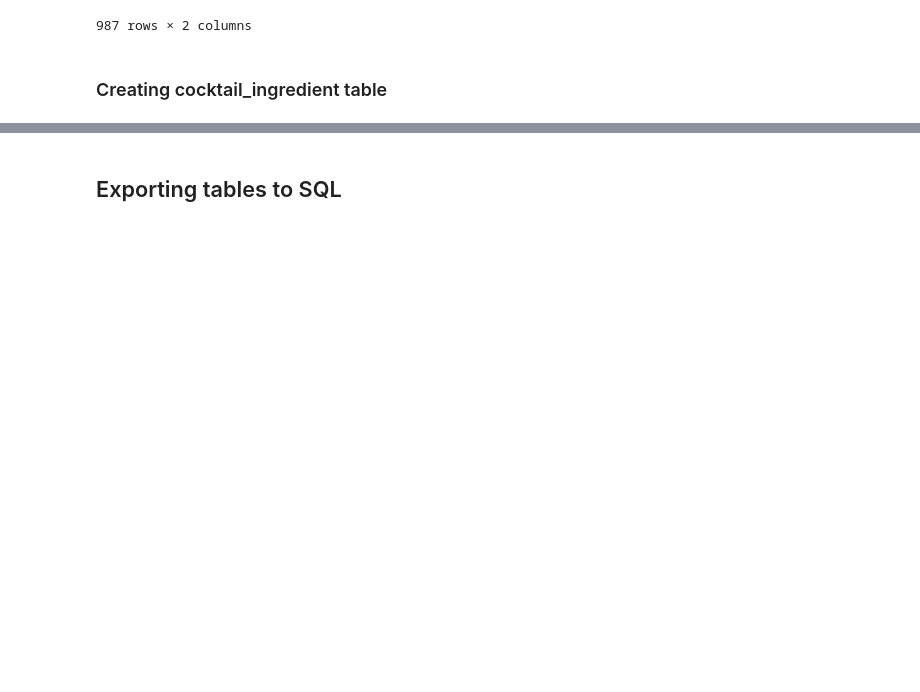
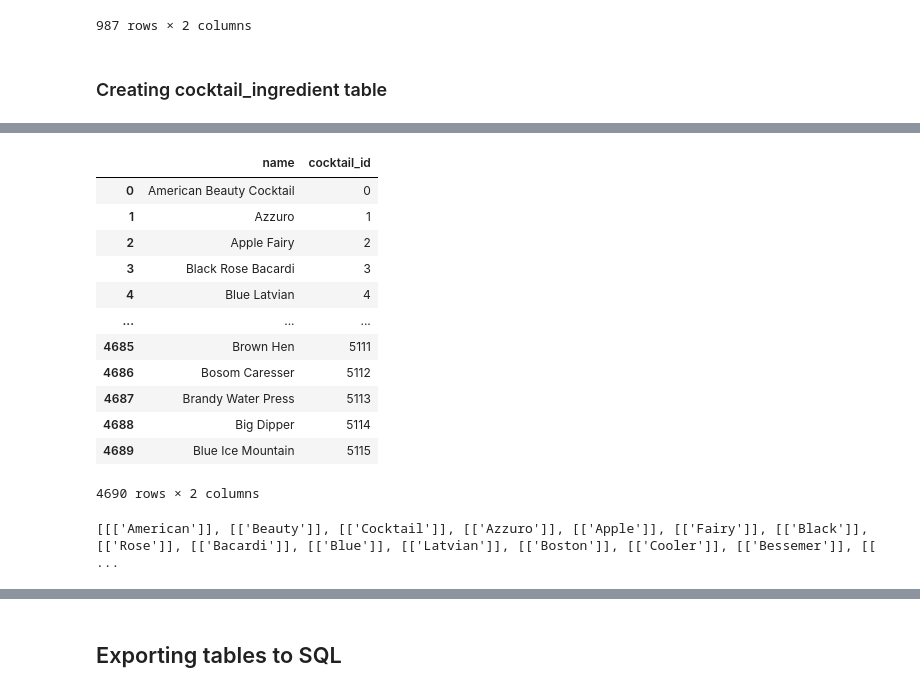
Before and after one commit to Lucien-Stephane-Ld/certification-project-DAFT410, a Jupyter notebook: data_cleaning.ipynb, the cells around one changed output, grey strips where cells are left out. Cells and saved outputs as stored; diff of their text form; code cells hidden in the pictures; blank space fills up the shorter version.

```diff
--- a/data_cleaning.ipynb
+++ b/data_cleaning.ipynb
@@ -485,0 +497,2 @@ cocktail_ingredient_table
+# %%
+ctl_name_split = pd.DataFrame(unique_ctl_df[['name']])
@@ -485,0 +533,31 @@ cocktail_ingredient_table
+# %%
+ctl_name_split = ctl_name_split.merge(ctl_temp_table[['cocktail_id','name']], on='name', how='right')
+# %%
+ctl_name_split
+# %% [output]
+|  | name | cocktail_id |
+| 0 | American Beauty Cocktail | 0 |
+| 1 | Azzuro | 1 |
+| 2 | Apple Fairy | 2 |
+| 3 | Black Rose Bacardi | 3 |
+| 4 | Blue Latvian | 4 |
+| ... | ... | ... |
+| 4685 | Brown Hen | 5111 |
+| 4686 | Bosom Caresser | 5112 |
+| 4687 | Brandy Water Press | 5113 |
+| 4688 | Big Dipper | 5114 |
+| 4689 | Blue Ice Mountain | 5115 |
+4690 rows × 2 columns
+# %%
+word_dict = []
+
+for row in ctl_name_split['name']:
+
+    word_row = []
+    word = row.split(' ')
+    word_row.append(word)
+    word_dict.append(word_row)
+
+print(word_dict)
+# %% [output]
+[[['American']], [['Beauty']], [['Cocktail']], [['Azzuro']], [['Apple']], [['Fairy']], [['Black']], [['Rose']], [['Bacardi']], [['Blue']], [['Latvian']], [['Boston']], [['Cooler']], [['Bessemer']], [[ ...
```
Also changed, not shown: parts of 14 cells of this notebook, 6 other files.
